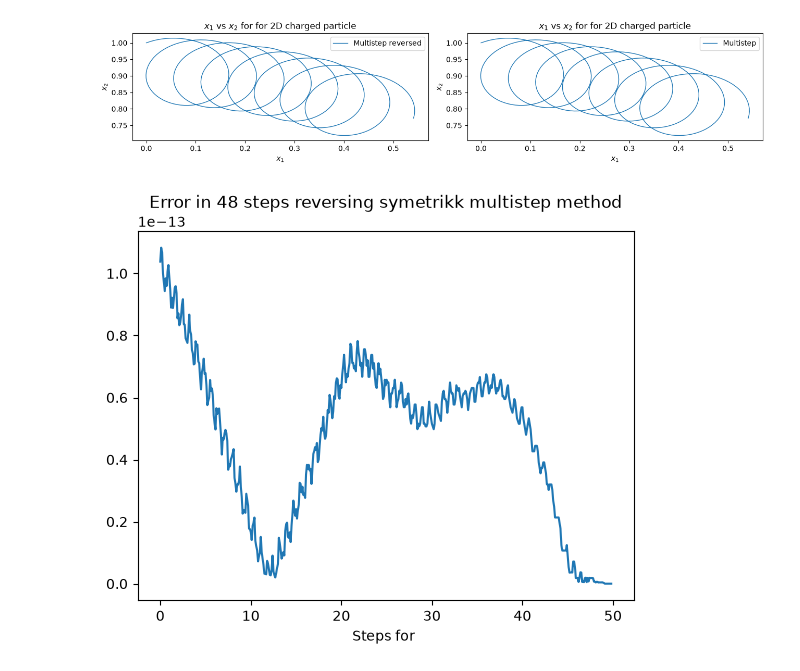
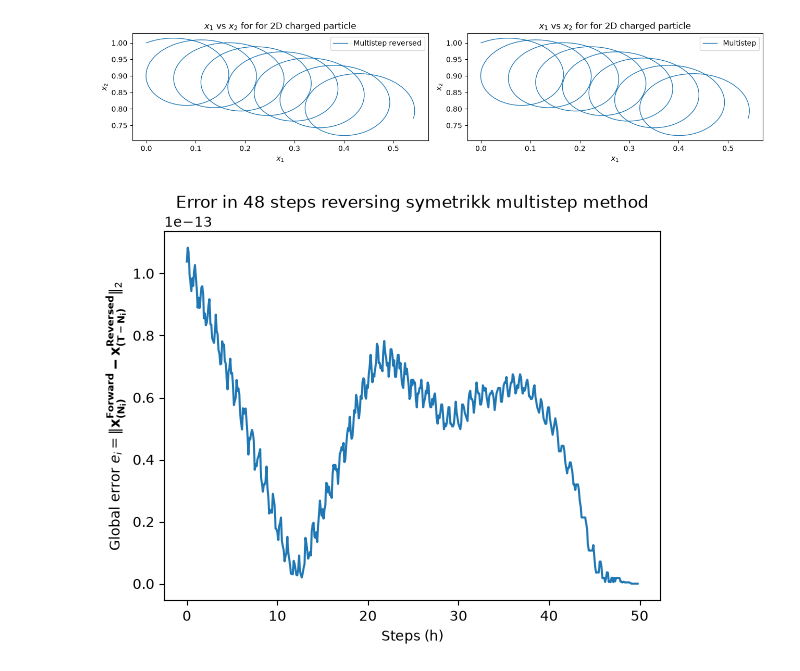
Before and after one commit to einaraarnaes/Project_2_TMA4215, a Jupyter notebook: report.ipynb, the cells around one changed output. Drawn from its saved outputs; the diff is of its cells as text; code cells hidden in the pictures.

```diff
--- a/report.ipynb
+++ b/report.ipynb
@@ -775,8 +776,9 @@ error_multi_multirev = np.linalg.norm(x_2D_multi[:-2:]-x_2D_multi_rev[::-1][2::]
 # %%
 plt.figure()
 plt.plot(t_2D_multi[:-2:],error_multi_multirev)
 plt.title("Error in 48 steps reversing symetrikk multistep method")
-plt.xlabel("Steps for ")
+plt.xlabel("Steps (h)")
+plt.ylabel(r"Global error $e_i = \|\mathbf{x_{(N_i)}^{Forward}-x_{(T-N_i)}^{Reversed}}\|_2$")
 plt.show()
 # %% [output]
-[figure, old version]
+[figure, new version]
```
Also changed, not shown: parts of 7 cells of this notebook.
